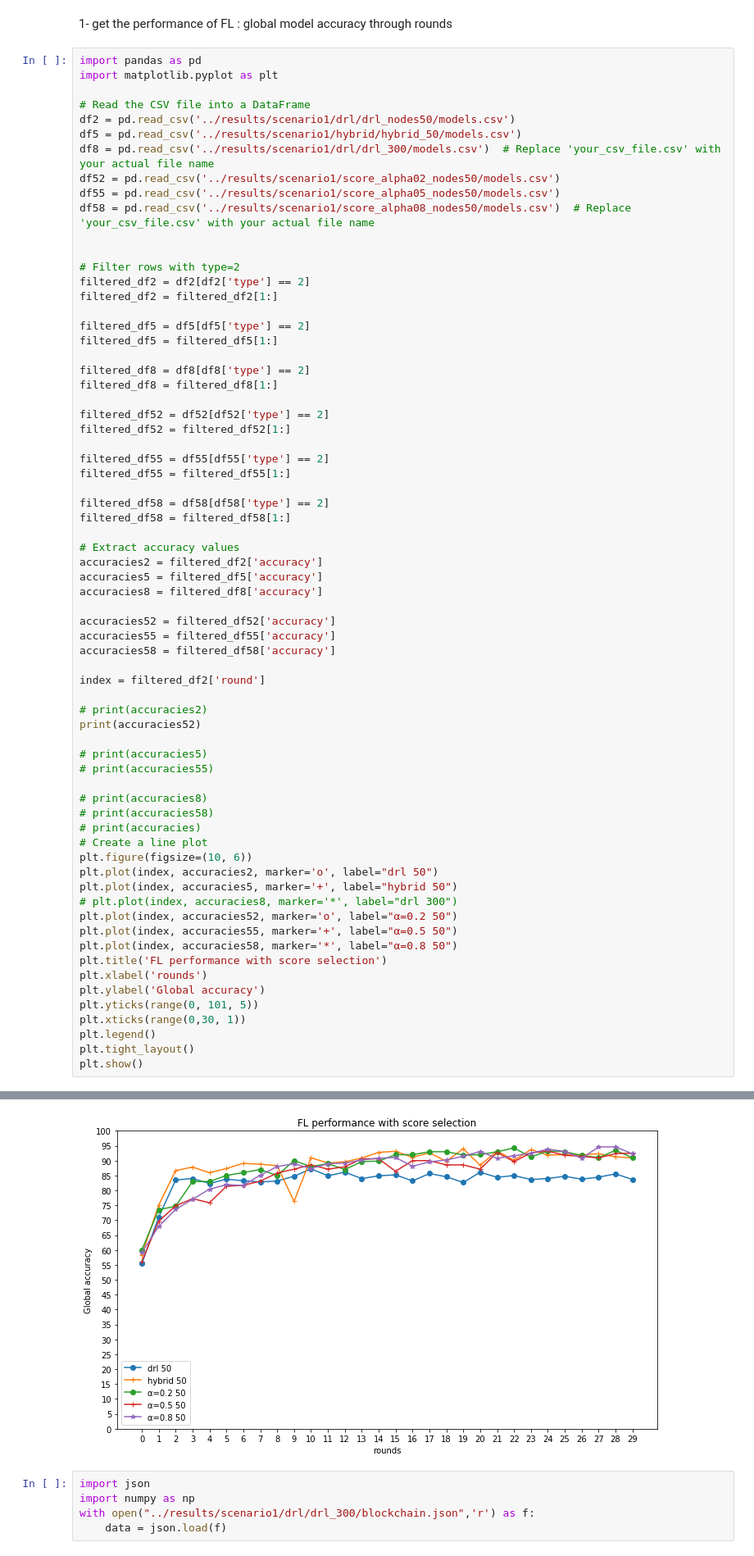
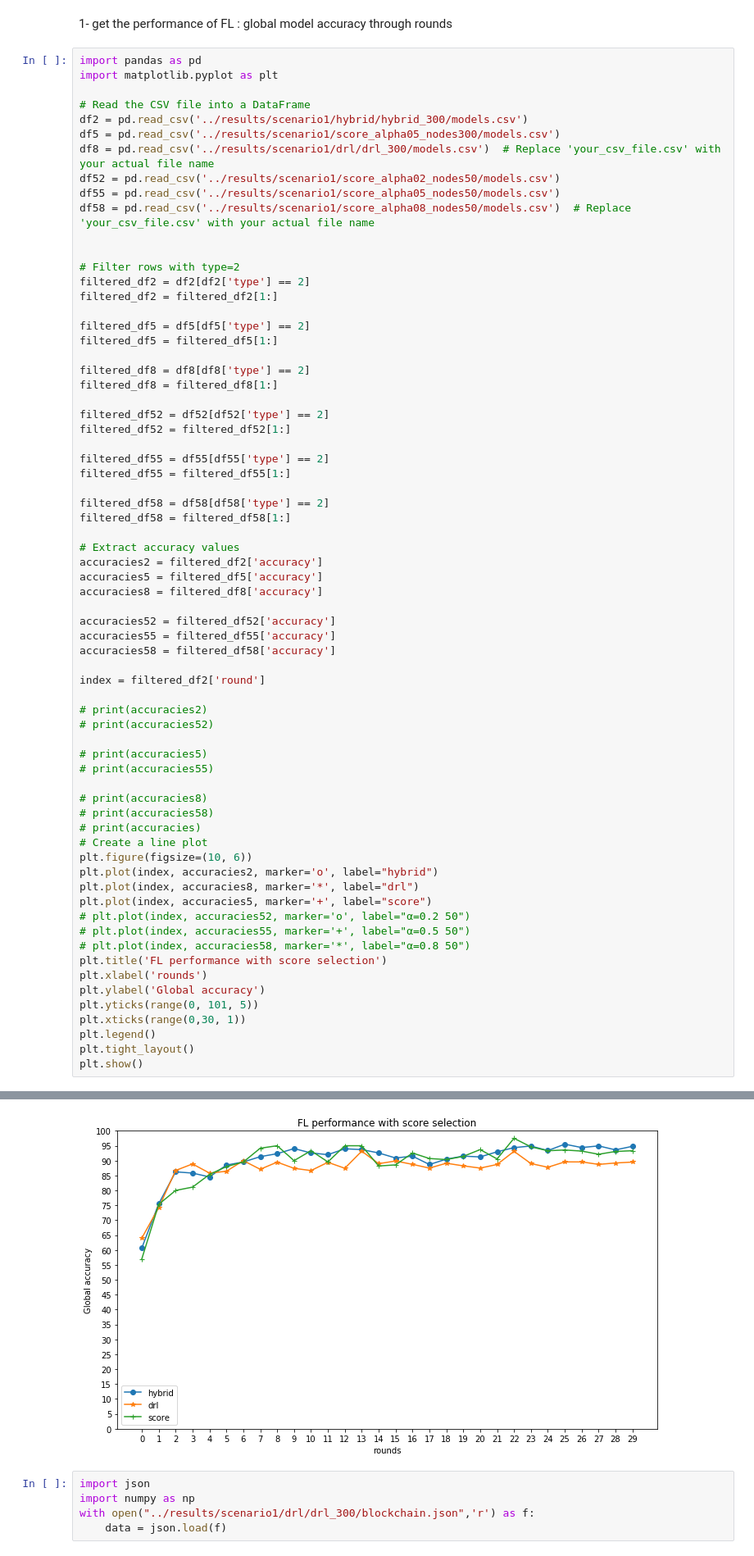
Before and after one commit to PFEWorkspace/code, a Jupyter notebook: scratch/subdir/utils/plot.ipynb, the cells around one changed output, grey strips where cells are left out. Shown: that part at 82% size. Saved outputs shown, nothing was run; the diff lists cells and outputs as text.

Commit message:
finished simulating the scenario with 300 nodes

```diff
--- a/scratch/subdir/utils/plot.ipynb
+++ b/scratch/subdir/utils/plot.ipynb
@@ -5,8 +5,8 @@ import pandas as pd
 import matplotlib.pyplot as plt
 
 # Read the CSV file into a DataFrame
-df2 = pd.read_csv('../results/scenario1/drl/drl_nodes50/models.csv')
-df5 = pd.read_csv('../results/scenario1/hybrid/hybrid_50/models.csv')
+df2 = pd.read_csv('../results/scenario1/hybrid/hybrid_300/models.csv')
+df5 = pd.read_csv('../results/scenario1/score_alpha05_nodes300/models.csv')
 df8 = pd.read_csv('../results/scenario1/drl/drl_300/models.csv')  # Replace 'your_csv_file.csv' with your actual file name
 df52 = pd.read_csv('../results/scenario1/score_alpha02_nodes50/models.csv')
 df55 = pd.read_csv('../results/scenario1/score_alpha05_nodes50/models.csv')
@@ -44,7 +44,7 @@ accuracies58 = filtered_df58['accuracy']
 index = filtered_df2['round']
 
 # print(accuracies2)
-print(accuracies52)
+# print(accuracies52)
 
 # print(accuracies5)
 # print(accuracies55)
@@ -54,12 +54,12 @@ print(accuracies52)
 # print(accuracies)
 # Create a line plot
 plt.figure(figsize=(10, 6))
-plt.plot(index, accuracies2, marker='o', label="drl 50")
-plt.plot(index, accuracies5, marker='+', label="hybrid 50")
-# plt.plot(index, accuracies8, marker='*', label="drl 300")
-plt.plot(index, accuracies52, marker='o', label="α=0.2 50")
-plt.plot(index, accuracies55, marker='+', label="α=0.5 50")
-plt.plot(index, accuracies58, marker='*', label="α=0.8 50")
+plt.plot(index, accuracies2, marker='o', label="hybrid")
+plt.plot(index, accuracies8, marker='*', label="drl")
+plt.plot(index, accuracies5, marker='+', label="score")
+# plt.plot(index, accuracies52, marker='o', label="α=0.2 50")
+# plt.plot(index, accuracies55, marker='+', label="α=0.5 50")
+# plt.plot(index, accuracies58, marker='*', label="α=0.8 50")
 plt.title('FL performance with score selection')
 plt.xlabel('rounds')
 plt.ylabel('Global accuracy')
@@ -89,4 +72,4 @@ Name: accuracy, dtype: float64
-[figure, old version]
+[figure, new version]
 # %%
 import json
 import numpy as np
```
Also changed, not shown: parts of 1 cell of this notebook, 13 other files.
